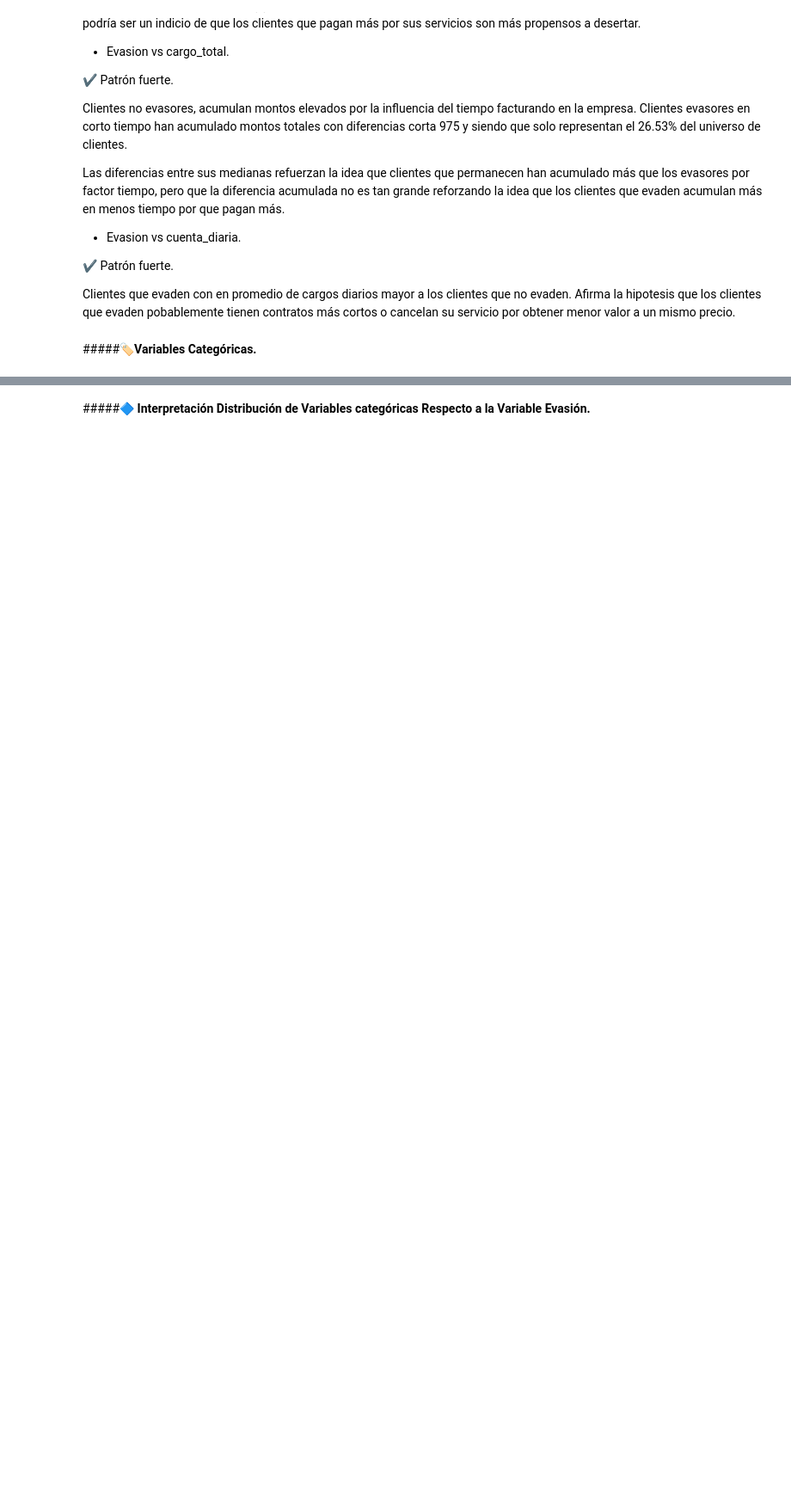
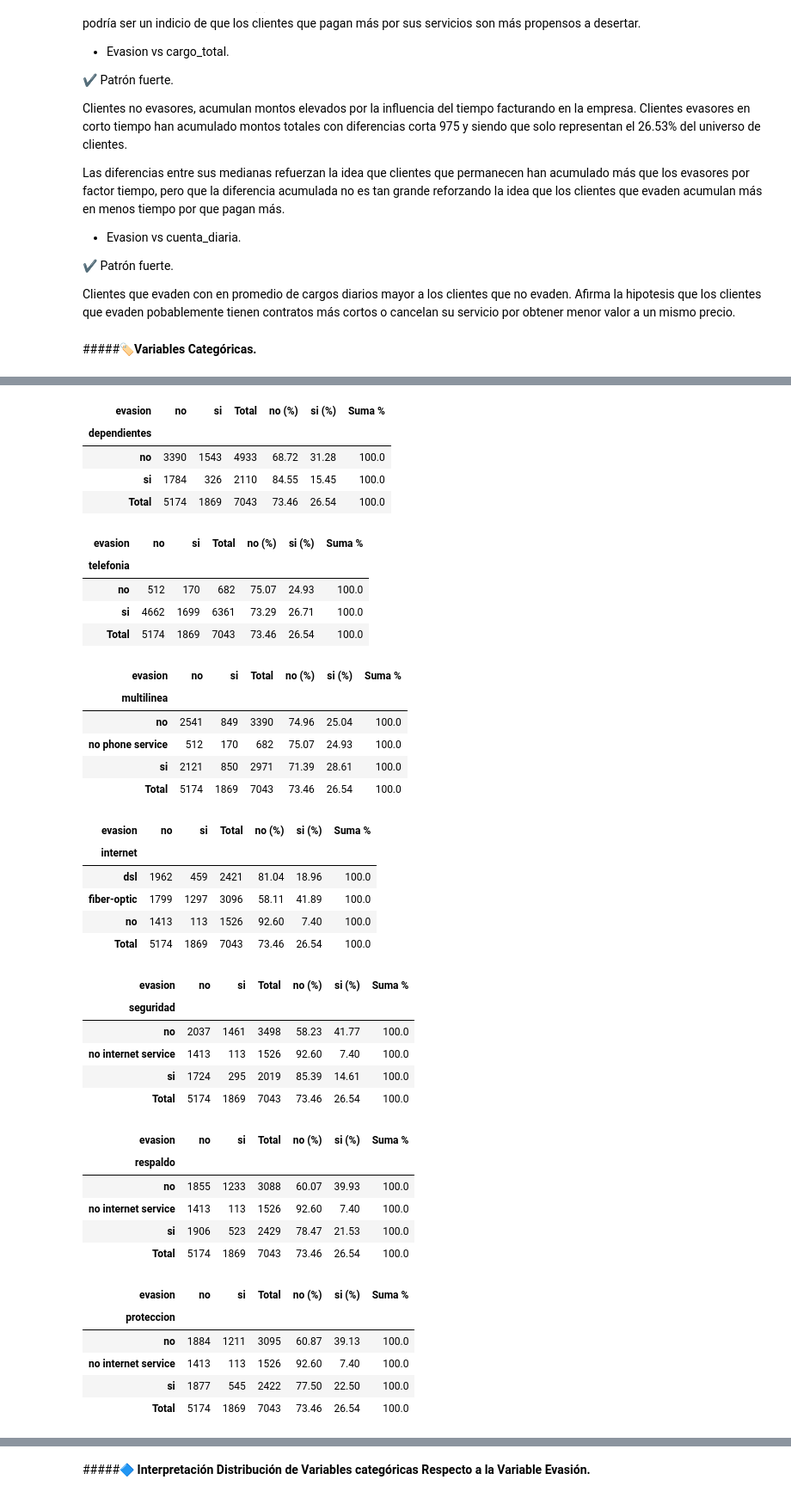
Before and after one commit to EuniceGarcia503/Challenge2_TelecomX_LATAM, a Jupyter notebook: TelecomX_LATAM.ipynb, the cells around one changed output, grey strips where cells are left out. Shown at 86% size. Cells and saved outputs as stored; diff of their text form; code cells hidden in the pictures; blank space fills up the shorter version.

```diff
--- a/TelecomX_LATAM.ipynb
+++ b/TelecomX_LATAM.ipynb
@@ -672,6 +685,9 @@ variables_categóricas = ['genero', 'a_mayor', 'pareja',
        'dependientes','telefonia', 'multilinea', 'internet',
        'seguridad', 'respaldo', 'proteccion', 'soporte', 'tv', 'peliculas',
        'contrato', 'factura_online', 'm_pago']
+
+#Diccionario para guardar resumen de frecuencias por variables.
+frecuencia_variable_categorica = {}
 
 #Declaro función para construir crosstab.
 def crosstab_churn(df, col_cat, col_target, margins_name="Total"):
@@ -701,7 +717,10 @@ def crosstab_churn(df, col_cat, col_target, margins_name="Total"):
     return tabla_abs
 
 for col in variables_categóricas:
-  print(f"🔢 Distribución evasion vs {col}.\n")
-  display(crosstab_churn(df_telecomX_limpio, col, 'evasion'))
+
+  tabla = crosstab_churn(df_telecomX_limpio, col, 'evasion')
+  frecuencia_variable_categorica[col] = tabla
+  (f"🔢 Distribución evasion vs {col}.\n")
+  display(tabla)
   print(f'\n\n')
 # %% [output]
@@ -707,0 +742,40 @@ for col in variables_categóricas:
+| evasion | no | si | Total | no (%) | si (%) | Suma % |
+| dependientes |  |  |  |  |  |  |
+| no | 3390 | 1543 | 4933 | 68.72 | 31.28 | 100.0 |
+| si | 1784 | 326 | 2110 | 84.55 | 15.45 | 100.0 |
+| Total | 5174 | 1869 | 7043 | 73.46 | 26.54 | 100.0 |
+| evasion | no | si | Total | no (%) | si (%) | Suma % |
+| telefonia |  |  |  |  |  |  |
+| no | 512 | 170 | 682 | 75.07 | 24.93 | 100.0 |
+| si | 4662 | 1699 | 6361 | 73.29 | 26.71 | 100.0 |
+| Total | 5174 | 1869 | 7043 | 73.46 | 26.54 | 100.0 |
+| evasion | no | si | Total | no (%) | si (%) | Suma % |
+| multilinea |  |  |  |  |  |  |
+| no | 2541 | 849 | 3390 | 74.96 | 25.04 | 100.0 |
+| no phone service | 512 | 170 | 682 | 75.07 | 24.93 | 100.0 |
+| si | 2121 | 850 | 2971 | 71.39 | 28.61 | 100.0 |
+| Total | 5174 | 1869 | 7043 | 73.46 | 26.54 | 100.0 |
+| evasion | no | si | Total | no (%) | si (%) | Suma % |
+| internet |  |  |  |  |  |  |
+| dsl | 1962 | 459 | 2421 | 81.04 | 18.96 | 100.0 |
+| fiber-optic | 1799 | 1297 | 3096 | 58.11 | 41.89 | 100.0 |
+| no | 1413 | 113 | 1526 | 92.60 | 7.40 | 100.0 |
+| Total | 5174 | 1869 | 7043 | 73.46 | 26.54 | 100.0 |
+| evasion | no | si | Total | no (%) | si (%) | Suma % |
+| seguridad |  |  |  |  |  |  |
+| no | 2037 | 1461 | 3498 | 58.23 | 41.77 | 100.0 |
+| no internet service | 1413 | 113 | 1526 | 92.60 | 7.40 | 100.0 |
+| si | 1724 | 295 | 2019 | 85.39 | 14.61 | 100.0 |
+| Total | 5174 | 1869 | 7043 | 73.46 | 26.54 | 100.0 |
+| evasion | no | si | Total | no (%) | si (%) | Suma % |
+| respaldo |  |  |  |  |  |  |
+| no | 1855 | 1233 | 3088 | 60.07 | 39.93 | 100.0 |
+| no internet service | 1413 | 113 | 1526 | 92.60 | 7.40 | 100.0 |
+| si | 1906 | 523 | 2429 | 78.47 | 21.53 | 100.0 |
+| Total | 5174 | 1869 | 7043 | 73.46 | 26.54 | 100.0 |
+| evasion | no | si | Total | no (%) | si (%) | Suma % |
+| proteccion |  |  |  |  |  |  |
+| no | 1884 | 1211 | 3095 | 60.87 | 39.13 | 100.0 |
+| no internet service | 1413 | 113 | 1526 | 92.60 | 7.40 | 100.0 |
+| si | 1877 | 545 | 2422 | 77.50 | 22.50 | 100.0 |
+| Total | 5174 | 1869 | 7043 | 73.46 | 26.54 | 100.0 |
```
Also changed, not shown: parts of 7 cells of this notebook.
